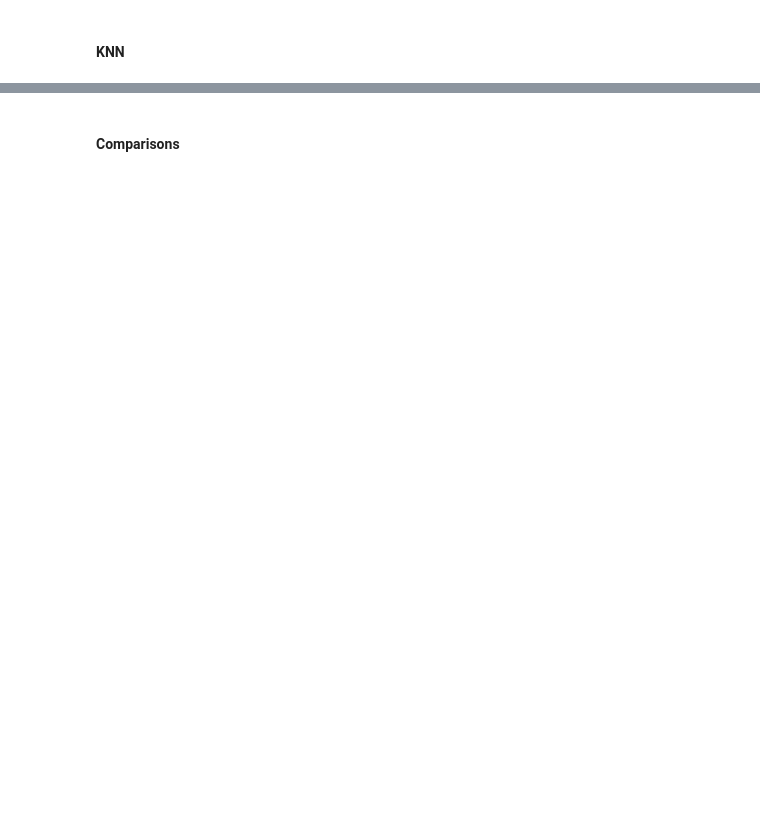
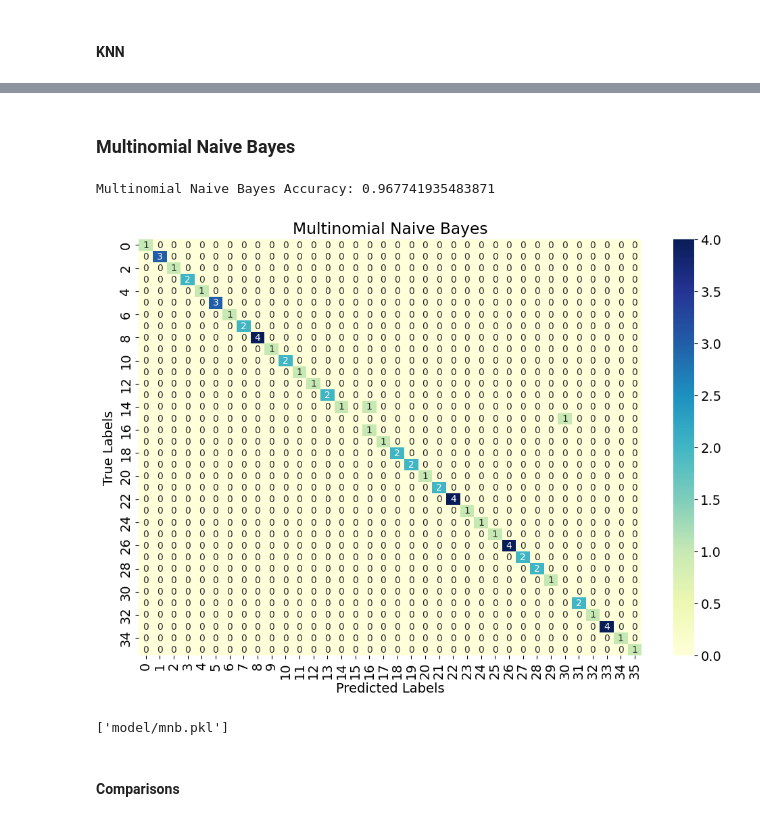
Before and after one commit to DGclasher/disease-predict-ml, a Jupyter notebook: predict-disease.ipynb, the cells around one changed output, grey strips where cells are left out. Cells and saved outputs as stored; diff of their text form; code cells hidden in the pictures; blank space fills up the shorter version.

```diff
--- a/predict-disease.ipynb
+++ b/predict-disease.ipynb
@@ -254,3 +380,42 @@ print(prediction[0])
+# %% [markdown]
+### Multinomial Naive Bayes
+# %%
+warnings.filterwarnings('ignore')
+from sklearn.naive_bayes import MultinomialNB
+nb = MultinomialNB()
+nb.fit(X_train, y_train)
+
+y_pred_nb = nb.predict(X_test)
+report_nb = classification_report(y_test, y_pred_nb, output_dict=True)
+accuracy_nb = accuracy_score(y_test, y_pred_nb)
+accuracies['naive_bayes'] = {
+    'accuracy': accuracy_nb,
+    'precision': report_nb['weighted avg']['precision'],
+    'recall': report_nb['weighted avg']['recall'],
+    'f1-score': report_nb['weighted avg']['f1-score']
+}
+
+print("Multinomial Naive Bayes Accuracy:", accuracy_nb)
+
+import seaborn as sns
+import matplotlib.pyplot as plt
+from sklearn.metrics import confusion_matrix
+
+cmatrix_nb = confusion_matrix(y_test, y_pred_nb)
+plt.figure(figsize=(12, 8), facecolor='white')
+ax = plt.axes()
+sns.heatmap(cmatrix_nb, annot=True, fmt='d', ax=ax, cmap='YlGnBu', annot_kws={"size": 10})
+ax.set_title('Multinomial Naive Bayes')
+ax.set_xlabel('Predicted Labels')
+ax.set_ylabel('True Labels')
+plt.show()
+# %% [output]
+Multinomial Naive Bayes Accuracy: 0.967741935483871
+[figure, added]
+# %%
+joblib.dump(nb, 'model/mnb.pkl')
+# %% [output]
+['model/mnb.pkl']
 # %% [markdown]
 #### Comparisons
 # %%
```
Also changed, not shown: parts of 32 cells of this notebook, 3 other files.
